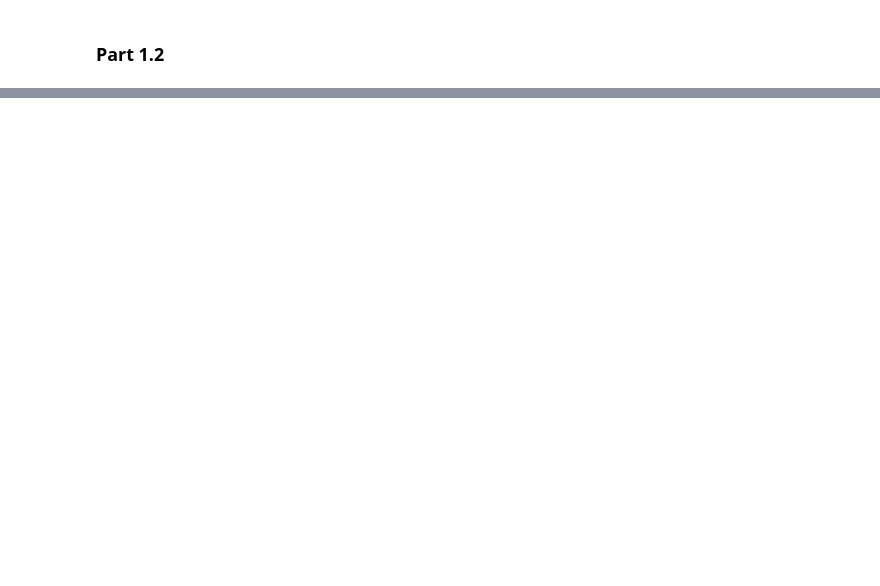
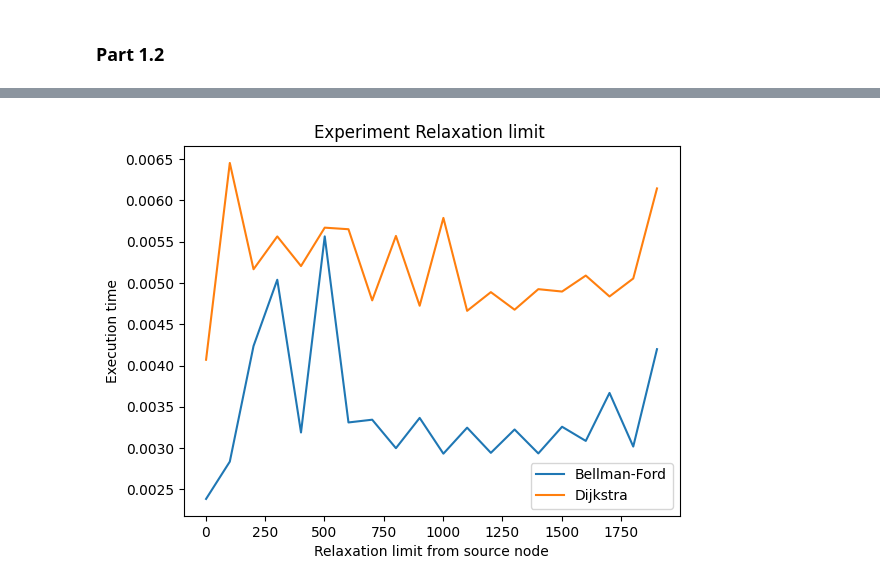
Before and after one commit to Faizanm0389/2XC3-GROUP, a Jupyter notebook: FinalProject/Part1.ipynb, the cells around one changed output, grey strips where cells are left out. Cells and saved outputs as stored; diff of their text form; code cells hidden in the pictures; blank space fills up the shorter version.

```diff
--- a/FinalProject/Part1.ipynb
+++ b/FinalProject/Part1.ipynb
@@ -130,0 +231,31 @@ None
+# %%
+def experiment_graph_relaxation():
+    bellman_times = []
+    dijkstra_times = []
+    n = 2000
+    g = generate_connected_graph(n)
+
+    for k in range(1, n, 100):
+        # bellman
+        start = timeit.default_timer()
+        bellman_ford_k_relaxations(g, 0, k)
+        stop = timeit.default_timer()
+        bellman_times.append(stop - start)
+
+        #  Dijkstra
+        start = timeit.default_timer()
+        dijkstra_k_relaxations(g, 0, k)
+        stop = timeit.default_timer()
+        dijkstra_times.append(stop - start)
+
+    plt.plot(range(1, n, 100), bellman_times, label='Bellman-Ford')
+    plt.plot(range(1, n, 100), dijkstra_times, label='Dijkstra')
+    plt.xlabel('Relaxation limit from source node')
+    plt.ylabel('Execution time')
+    plt.title('Experiment Relaxation limit ')
+    plt.legend()
+    plt.show()
+
+experiment_graph_relaxation()
+# %% [output]
+[figure, added]
```
Also changed, not shown: parts of 10 cells of this notebook.
